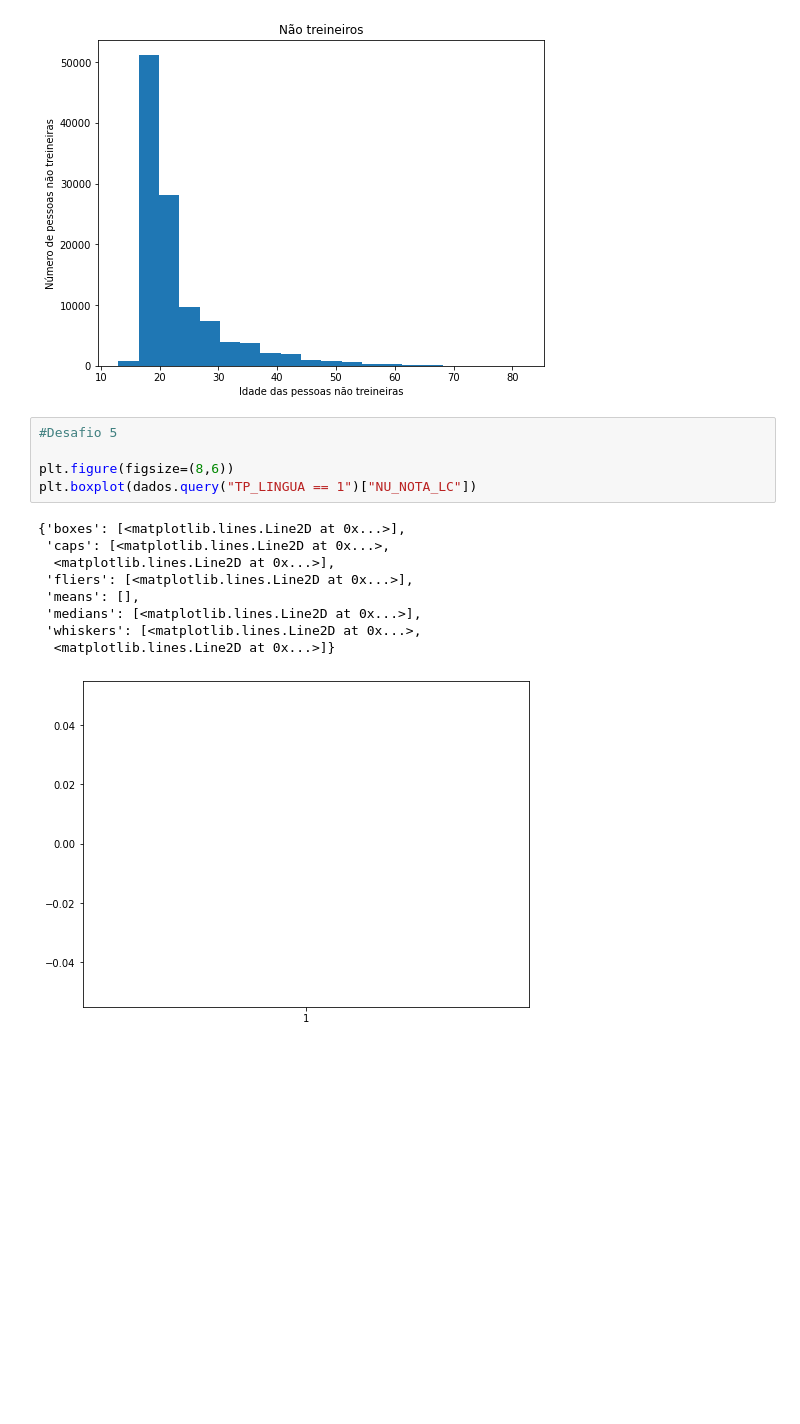
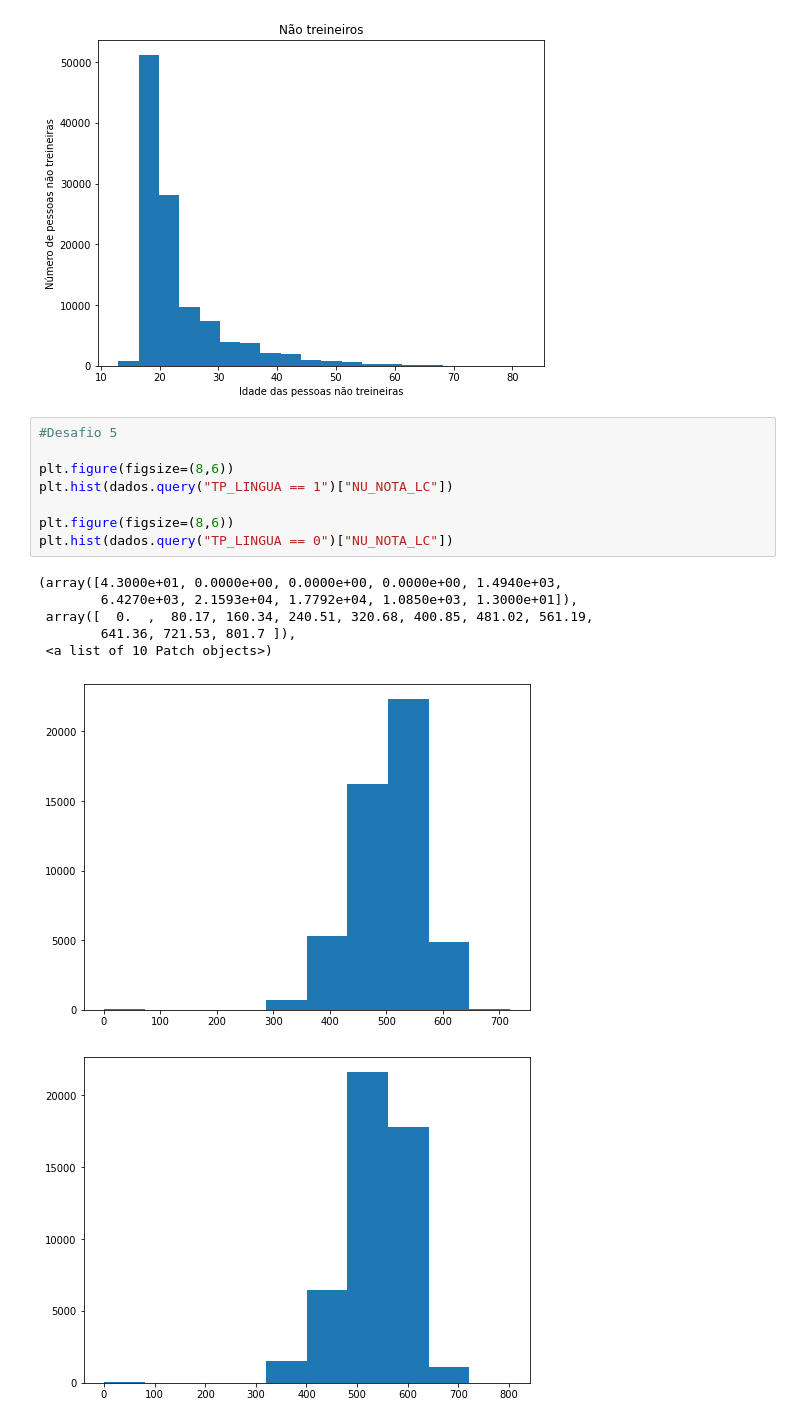
Before and after one commit to jessicacardoso1/imersao-dados-2-2020, a Jupyter notebook: Aula01.ipynb, the cells around one changed output. Drawn from its saved outputs; the diff is of its cells as text; blank space fills up the shorter version.

```diff
--- a/Aula01.ipynb
+++ b/Aula01.ipynb
@@ -301,15 +301,16 @@ Text(0, 0.5, 'Número de pessoas não treineiras')
 # %%
 #Desafio 5
 
 plt.figure(figsize=(8,6))
-plt.boxplot(dados.query("TP_LINGUA == 1")["NU_NOTA_LC"])
+plt.hist(dados.query("TP_LINGUA == 1")["NU_NOTA_LC"])
+
+plt.figure(figsize=(8,6))
+plt.hist(dados.query("TP_LINGUA == 0")["NU_NOTA_LC"])
 # %% [output]
-{'boxes': [<matplotlib.lines.Line2D at 0x...>],
- 'caps': [<matplotlib.lines.Line2D at 0x...>,
-  <matplotlib.lines.Line2D at 0x...>],
- 'fliers': [<matplotlib.lines.Line2D at 0x...>],
- 'means': [],
- 'medians': [<matplotlib.lines.Line2D at 0x...>],
- 'whiskers': [<matplotlib.lines.Line2D at 0x...>,
-  <matplotlib.lines.Line2D at 0x...>]}
+(array([4.3000e+01, 0.0000e+00, 0.0000e+00, 0.0000e+00, 1.4940e+03,
+        6.4270e+03, 2.1593e+04, 1.7792e+04, 1.0850e+03, 1.3000e+01]),
+ array([  0.  ,  80.17, 160.34, 240.51, 320.68, 400.85, 481.02, 561.19,
+        641.36, 721.53, 801.7 ]),
+ <a list of 10 Patch objects>)
-[figure, old version]
+[figure, new version]
+[figure, added]
```
